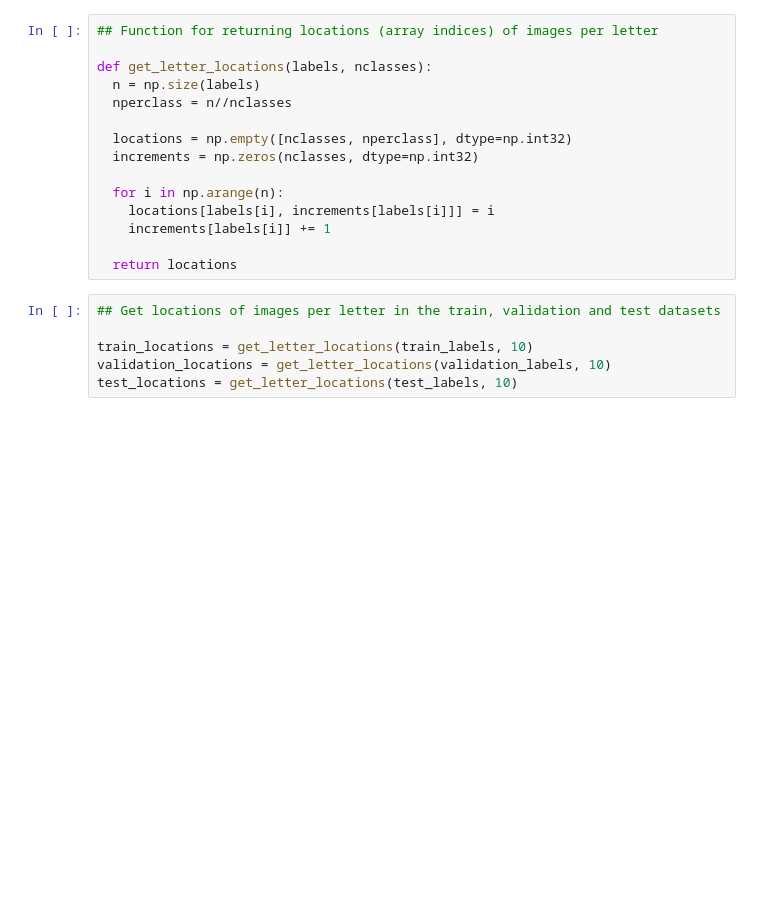
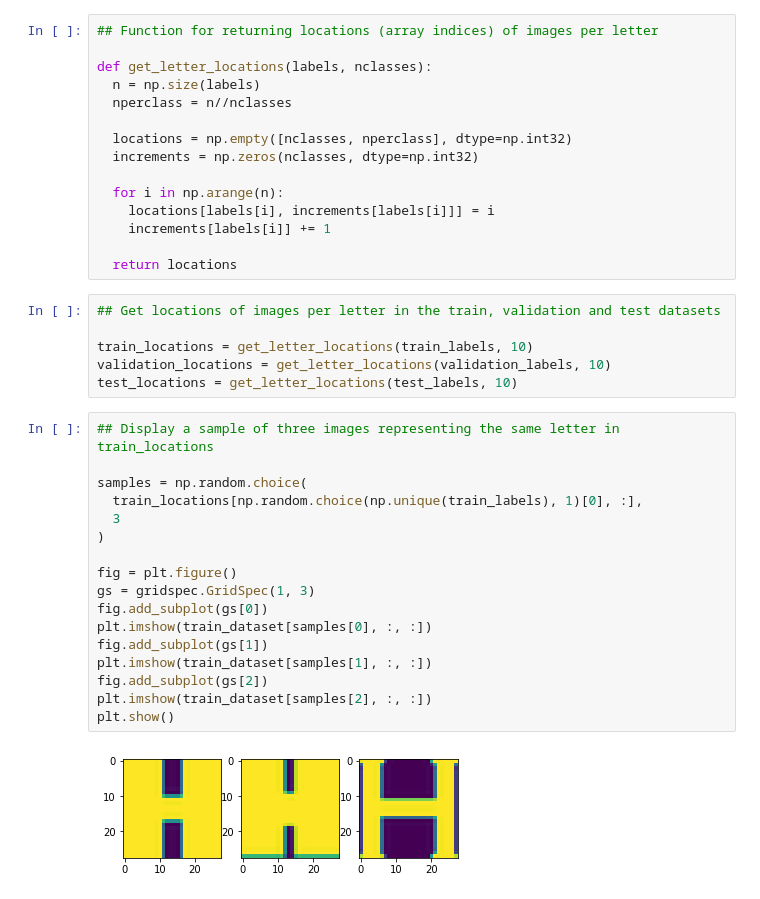
Before and after one commit to papamarkou/TensorFlowUdacity, a Jupyter notebook: L1/01_notmnist.ipynb, the cells around one changed output. Drawn from its saved outputs; the diff is of its cells as text; blank space fills up the shorter version.

```diff
--- a/L1/01_notmnist.ipynb
+++ b/L1/01_notmnist.ipynb
@@ -497,3 +499,22 @@ def get_letter_locations(labels, nclasses):
 train_locations = get_letter_locations(train_labels, 10)
 validation_locations = get_letter_locations(validation_labels, 10)
 test_locations = get_letter_locations(test_labels, 10)
+# %%
+## Display a sample of three images representing the same letter in train_locations
+
+samples = np.random.choice(
+  train_locations[np.random.choice(np.unique(train_labels), 1)[0], :],
+  3
+)
+
+fig = plt.figure()
+gs = gridspec.GridSpec(1, 3)
+fig.add_subplot(gs[0])
+plt.imshow(train_dataset[samples[0], :, :])
+fig.add_subplot(gs[1])
+plt.imshow(train_dataset[samples[1], :, :])
+fig.add_subplot(gs[2])
+plt.imshow(train_dataset[samples[2], :, :])
+plt.show()
+# %% [output]
+[figure, added]
```
Also changed, not shown: parts of 28 cells of this notebook.
